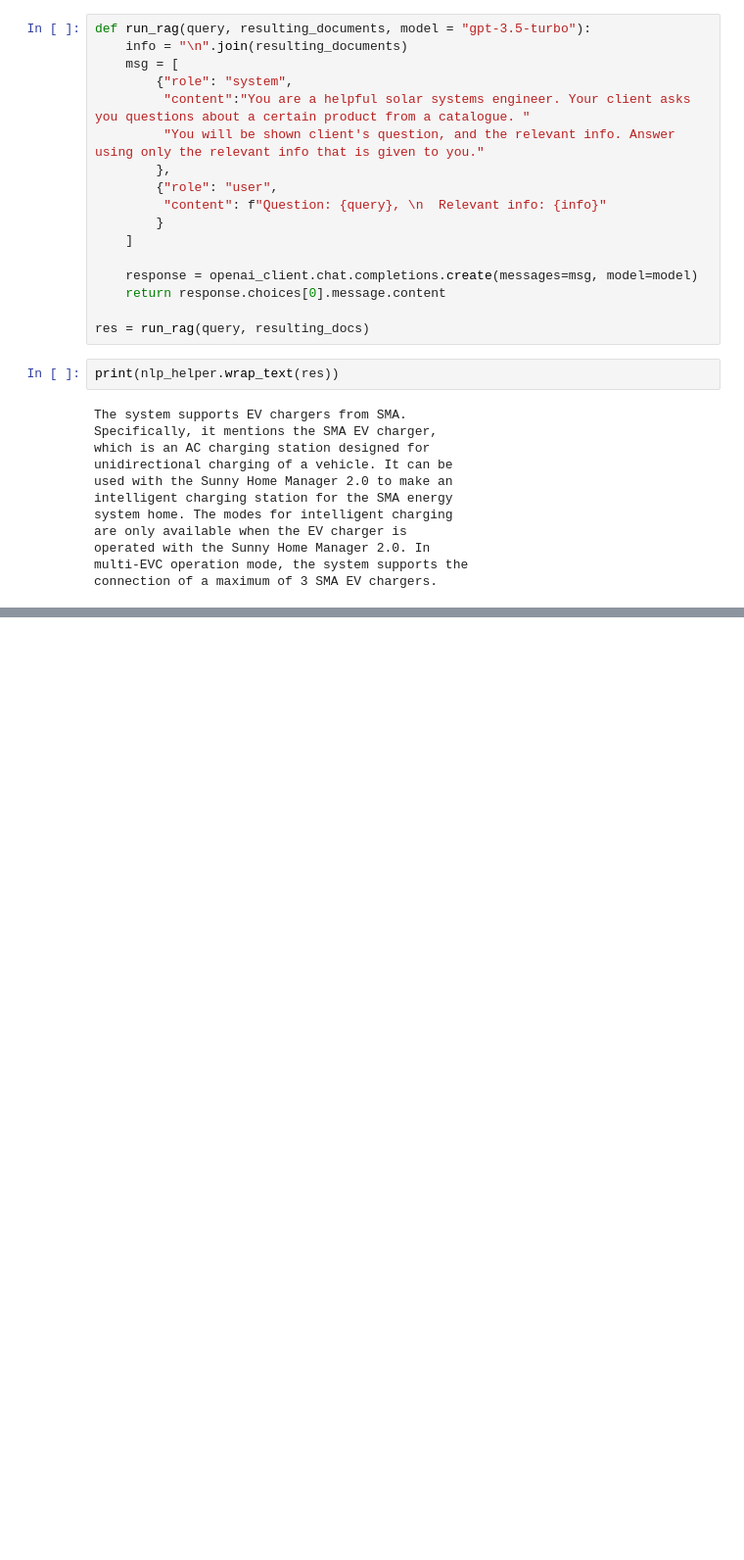
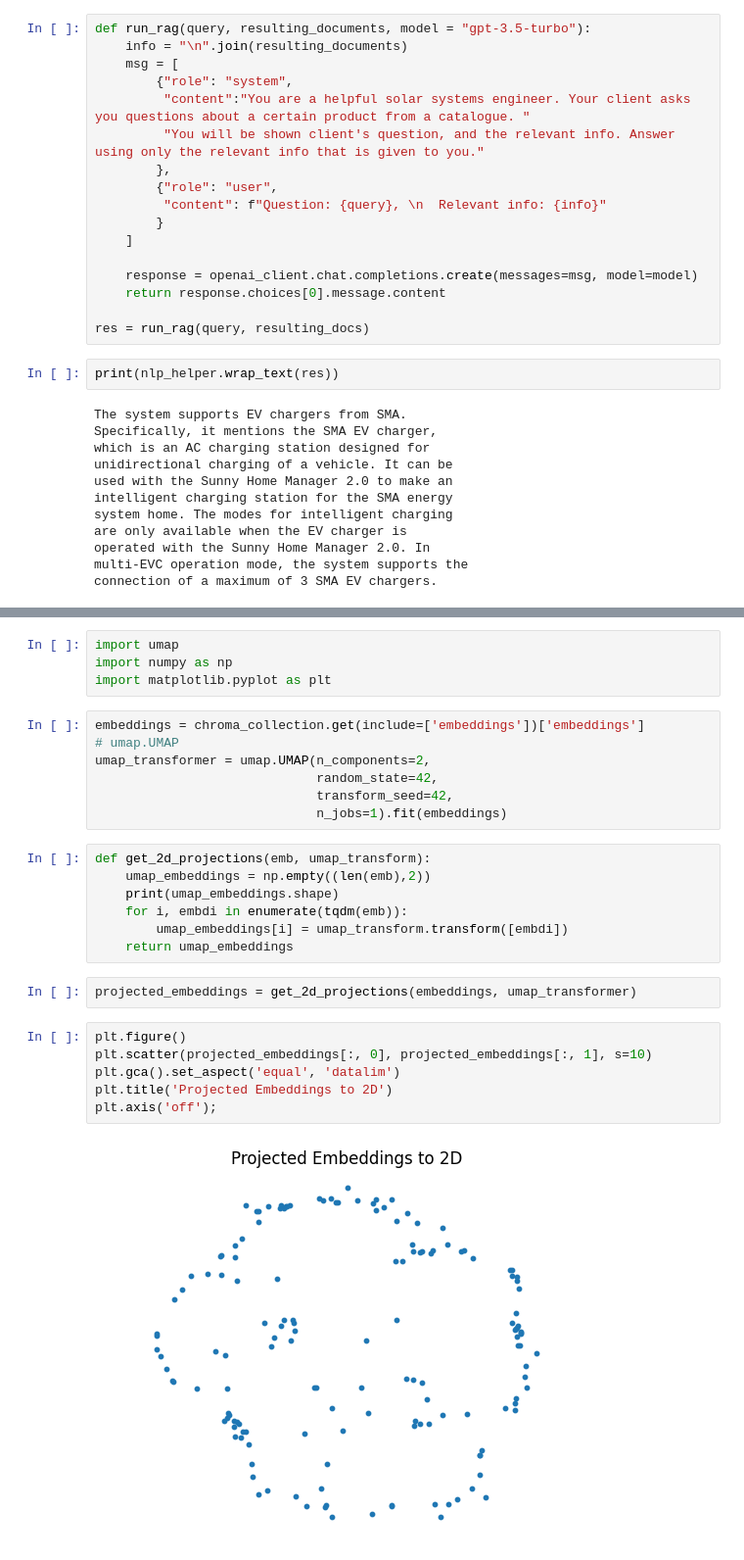
Before and after one commit to tkra90/nlp, a Jupyter notebook: notebooks/03-Chroma+RAG.ipynb, the cells around one changed output, grey strips where cells are left out. Shown at 98% size. Drawn from its saved outputs; the diff is of its cells as text; blank space fills up the shorter version.

```diff
--- a/notebooks/03-Chroma+RAG.ipynb
+++ b/notebooks/03-Chroma+RAG.ipynb
@@ -236,0 +244,28 @@ connection of a maximum of 3 SMA EV chargers.
+# %%
+import umap
+import numpy as np
+import matplotlib.pyplot as plt
+# %%
+embeddings = chroma_collection.get(include=['embeddings'])['embeddings']
+# umap.UMAP
+umap_transformer = umap.UMAP(n_components=2,
+                             random_state=42,
+                             transform_seed=42,
+                             n_jobs=1).fit(embeddings)
+# %%
+def get_2d_projections(emb, umap_transform):
+    umap_embeddings = np.empty((len(emb),2))
+    print(umap_embeddings.shape)
+    for i, embdi in enumerate(tqdm(emb)):
+        umap_embeddings[i] = umap_transform.transform([embdi])
+    return umap_embeddings
+# %%
+projected_embeddings = get_2d_projections(embeddings, umap_transformer)
+# %%
+plt.figure()
+plt.scatter(projected_embeddings[:, 0], projected_embeddings[:, 1], s=10)
+plt.gca().set_aspect('equal', 'datalim')
+plt.title('Projected Embeddings to 2D')
+plt.axis('off');
+# %% [output]
+[figure, added]
```
Also changed, not shown: parts of 15 cells of this notebook.
